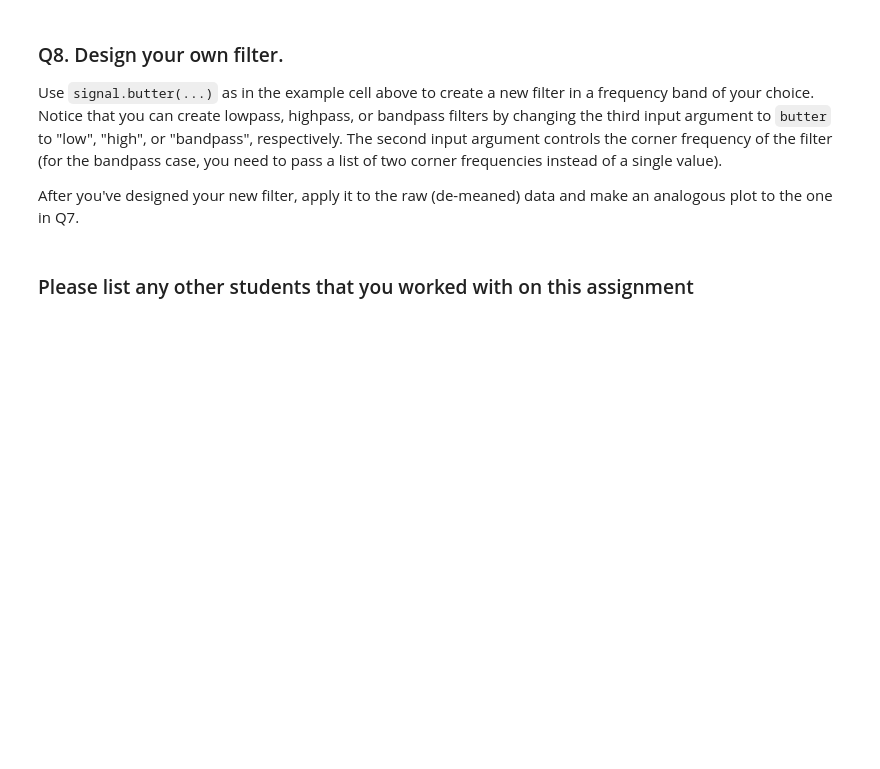
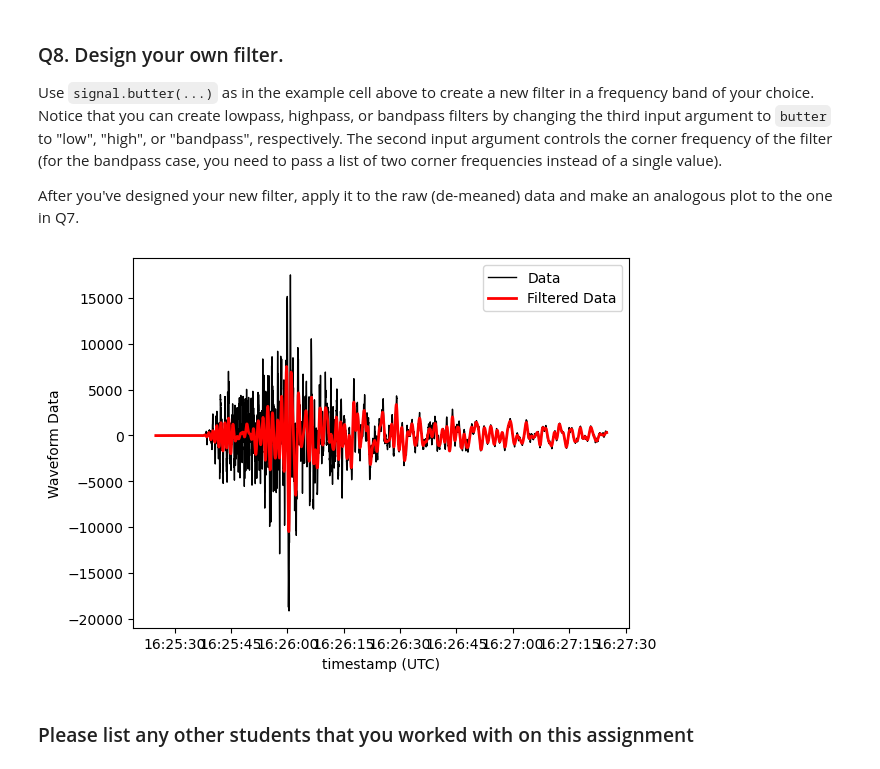
Before and after one commit to gshelor/GEOL679, a Jupyter notebook: Homework/HW7/GShelorHomework7_lectures_16-17.ipynb, the cells around one changed output. Drawn from its saved outputs; the diff is of its cells as text; code cells hidden in the pictures; blank space fills up the shorter version.

```diff
--- a/Homework/HW7/GShelorHomework7_lectures_16-17.ipynb
+++ b/Homework/HW7/GShelorHomework7_lectures_16-17.ipynb
@@ -84,6 +220,27 @@ Hint: see the documentation here https://docs.scipy.org/doc/scipy/reference/gene
 Use `signal.butter(...)` as in the example cell above to create a new filter in a frequency band of your choice. Notice that you can create lowpass, highpass, or bandpass filters by changing the third input argument to `butter` to "low", "high", or "bandpass", respectively. The second input argument controls the corner frequency of the filter (for the bandpass case, you need to pass a list of two corner frequencies instead of a single value).
 
 After you've designed your new filter, apply it to the raw (de-meaned) data and make an analogous plot to the one in Q7.
+# %%
+## designing own filter
+b_new, a_new = signal.butter(10,2.5,"high",output="ba",fs=100.0)
+
+## computing mean of data
+data_mean_new = wf["seismic"].mean()
+
+## subtracting mean from data
+seismic_submean_new = wf["seismic"] - data_mean
+
+## filtering data
+y_new = signal.filtfilt(b, a, seismic_submean_new)
+
+## plotting data
+plt.plot(wf["timestamp_utc"], seismic_submean_new, color = "black", lw = 1, label = "Data")
+plt.plot(wf["timestamp_utc"], y_new, color = "red", lw = 2, label = "Filtered Data")
+plt.xlabel("timestamp (UTC)")
+plt.ylabel("Waveform Data")
+plt.legend(loc = "best");
+# %% [output]
+[figure, added]
 # %% [markdown]
 ### Please list any other students that you worked with on this assignment
 # %%
```
Also changed, not shown: parts of 10 cells of this notebook, 2 other files.
